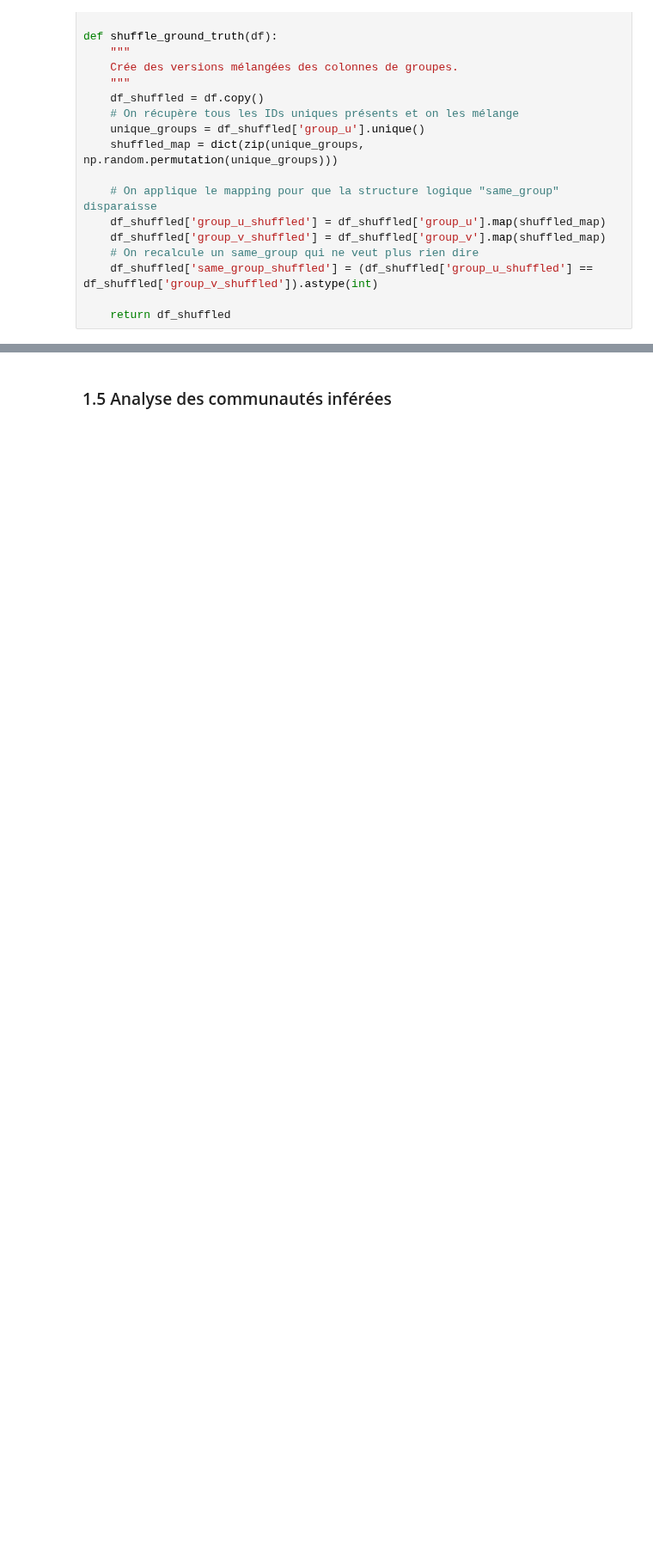
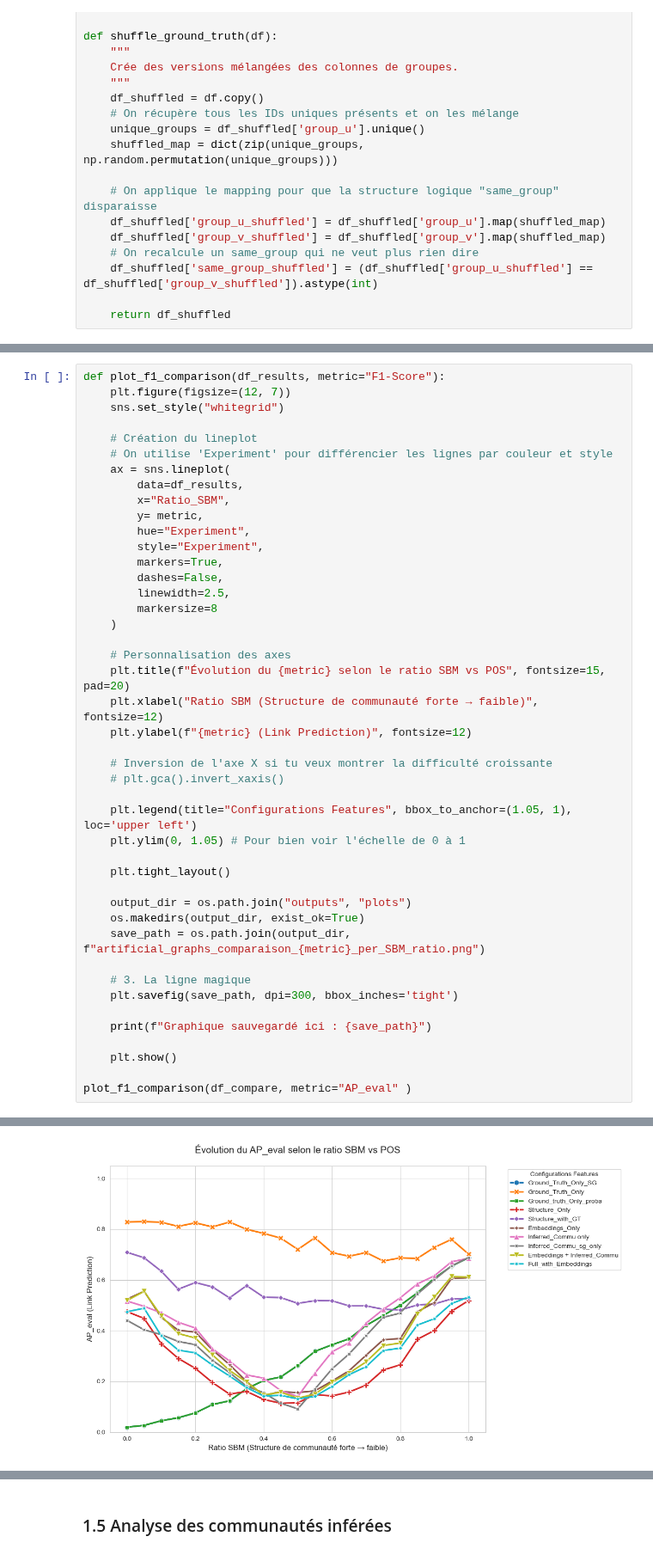
Before and after one commit to DeankoontzG/SHAP-like-Graph-Analysis, a Jupyter notebook: Performance_Analysis.ipynb, the cells around one changed output, grey strips where cells are left out. Shown at 86% size. Saved outputs shown, nothing was run; the diff lists cells and outputs as text; blank space fills up the shorter version.

```diff
--- a/Performance_Analysis.ipynb
+++ b/Performance_Analysis.ipynb
@@ -212,0 +321,45 @@ AUC-PR     : 0.9934
+# %%
+def plot_f1_comparison(df_results, metric="F1-Score"):
+    plt.figure(figsize=(12, 7))
+    sns.set_style("whitegrid")
+
+    # Création du lineplot
+    # On utilise 'Experiment' pour différencier les lignes par couleur et style
+    ax = sns.lineplot(
+        data=df_results,
+        x="Ratio_SBM",
+        y= metric,
+        hue="Experiment",
+        style="Experiment",
+        markers=True,
+        dashes=False,
+        linewidth=2.5,
+        markersize=8
+    )
+
+    # Personnalisation des axes
+    plt.title(f"Évolution du {metric} selon le ratio SBM vs POS", fontsize=15, pad=20)
+    plt.xlabel("Ratio SBM (Structure de communauté forte → faible)", fontsize=12)
+    plt.ylabel(f"{metric} (Link Prediction)", fontsize=12)
+
+    # Inversion de l'axe X si tu veux montrer la difficulté croissante
+    # plt.gca().invert_xaxis()
+
+    plt.legend(title="Configurations Features", bbox_to_anchor=(1.05, 1), loc='upper left')
+    plt.ylim(0, 1.05) # Pour bien voir l'échelle de 0 à 1
+
+    plt.tight_layout()
+
+    output_dir = os.path.join("outputs", "plots")
+    os.makedirs(output_dir, exist_ok=True)
+    save_path = os.path.join(output_dir, f"artificial_graphs_comparaison_{metric}_per_SBM_ratio.png")
+
+    # 3. La ligne magique
+    plt.savefig(save_path, dpi=300, bbox_inches='tight')
+
+    print(f"Graphique sauvegardé ici : {save_path}")
+
+    plt.show()
+
+plot_f1_comparison(df_compare, metric="AP_eval" )
+# %% [output]
@@ -213 +367,2 @@ AUC-PR     : 0.9934
+[figure, new version]
 # %% [markdown]
```
Also changed, not shown: parts of 21 cells of this notebook, 2 other files.
